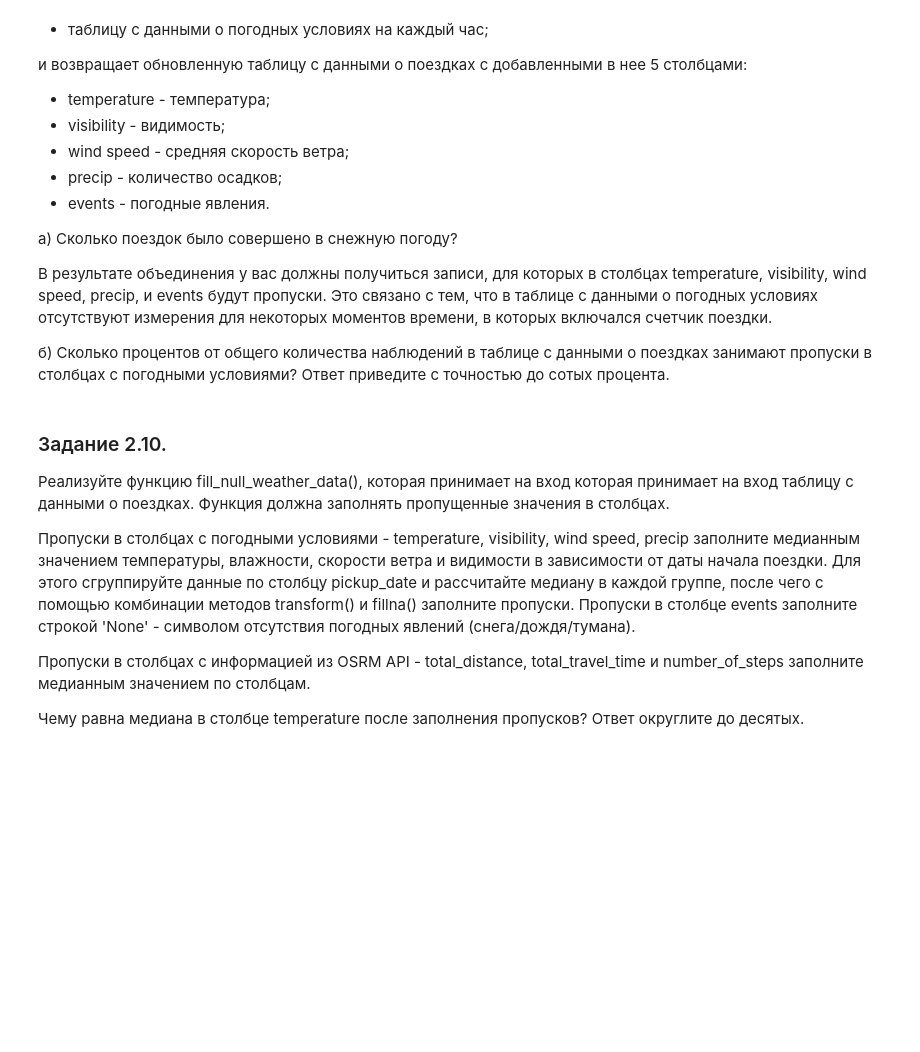
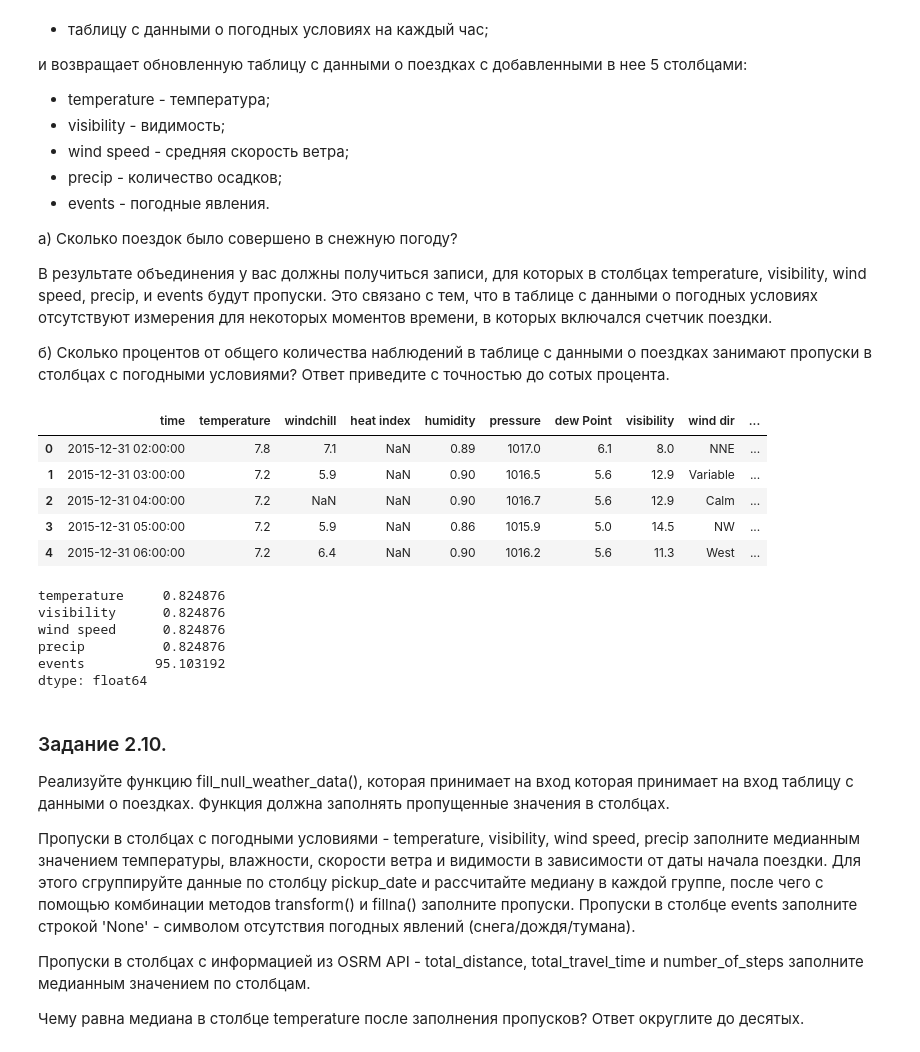
Before and after one commit to Ar1sha/sf, a Jupyter notebook: project_5/Project-5.Задача регрессии.ipynb, the cells around one changed output. Drawn from its saved outputs; the diff is of its cells as text; code cells hidden in the pictures; blank space fills up the shorter version.

```diff
--- a/project_5/Project-5.Задача регрессии.ipynb
+++ b/project_5/Project-5.Задача регрессии.ipynb
@@ -298,6 +397,13 @@ kmeans.fit(coords)
 
 б) Сколько процентов от общего количества наблюдений в таблице с данными о поездках занимают пропуски в столбцах с погодными условиями? Ответ приведите с точностью до сотых процента.
 # %%
-weather_data = pd.read_csv('data/weather_data.csv')
-
-# ваш код здесь
+weather_data = pd.read_csv('./weather_data.csv')
+# %%
+weather_data.head()
+# %% [output]
+|  | time | temperature | windchill | heat index | humidity | pressure | dew Point | visibility | wind dir | ... |
+| 0 | 2015-12-31 02:00:00 | 7.8 | 7.1 | NaN | 0.89 | 1017.0 | 6.1 | 8.0 | NNE | ... |
+| 1 | 2015-12-31 03:00:00 | 7.2 | 5.9 | NaN | 0.90 | 1016.5 | 5.6 | 12.9 | Variable | ... |
+| 2 | 2015-12-31 04:00:00 | 7.2 | NaN | NaN | 0.90 | 1016.7 | 5.6 | 12.9 | Calm | ... |
+| 3 | 2015-12-31 05:00:00 | 7.2 | 5.9 | NaN | 0.86 | 1015.9 | 5.0 | 14.5 | NW | ... |
+| 4 | 2015-12-31 06:00:00 | 7.2 | 6.4 | NaN | 0.90 | 1016.2 | 5.6 | 11.3 | West | ... |
@@ -304,3 +424,12 @@ weather_data = pd.read_csv('data/weather_data.csv')
+# %%
+df_weather[['temperature','visibility', 'wind speed','precip']].isna().mean()*100
+# %% [output]
+temperature     0.824876
+visibility      0.824876
+wind speed      0.824876
+precip          0.824876
+events         95.103192
+dtype: float64
 # %% [markdown]
 ### Задание 2.10.
 Реализуйте функцию fill_null_weather_data(), которая принимает на вход которая принимает на вход таблицу с данными о поездках. Функция должна заполнять пропущенные значения в столбцах.
```
Also changed, not shown: parts of 18 cells of this notebook.
